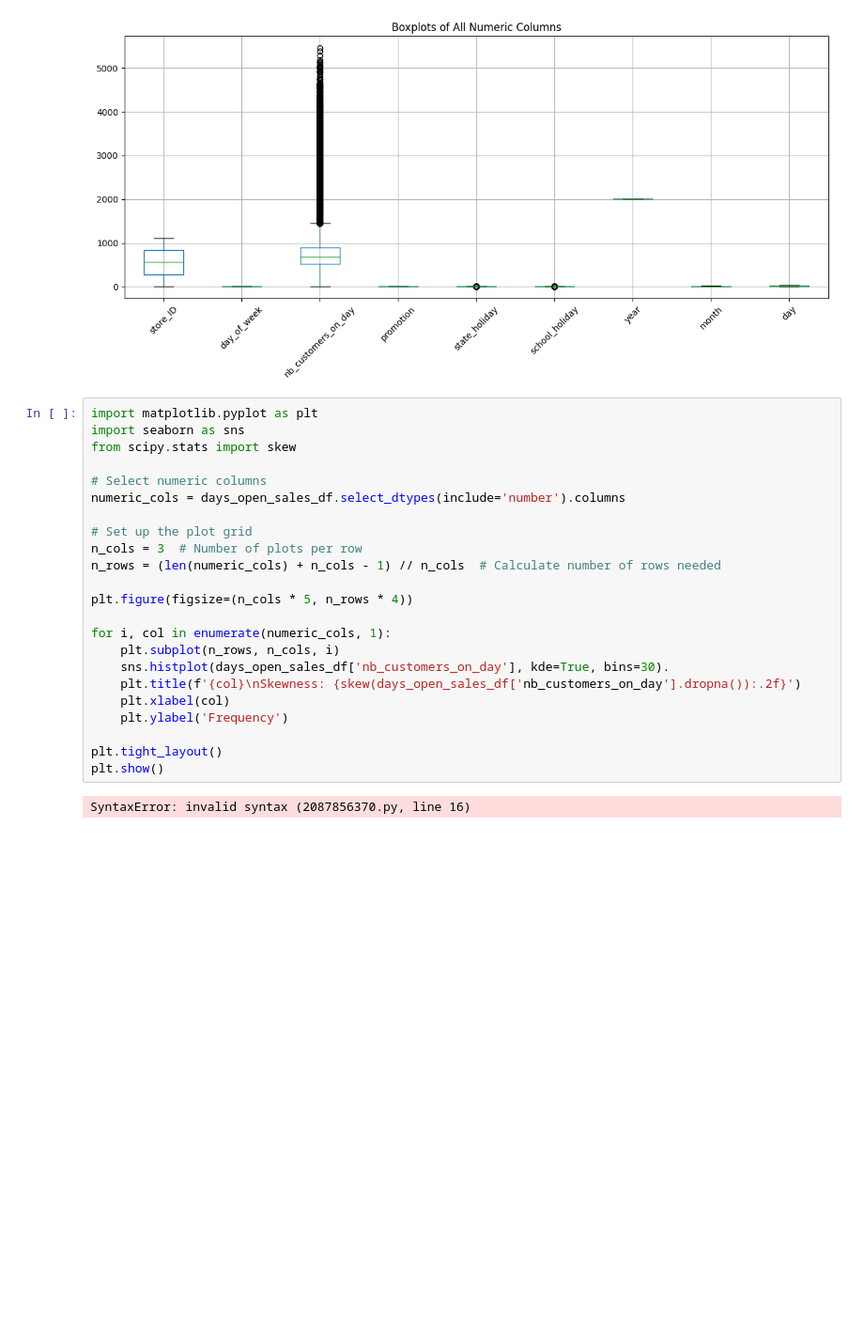
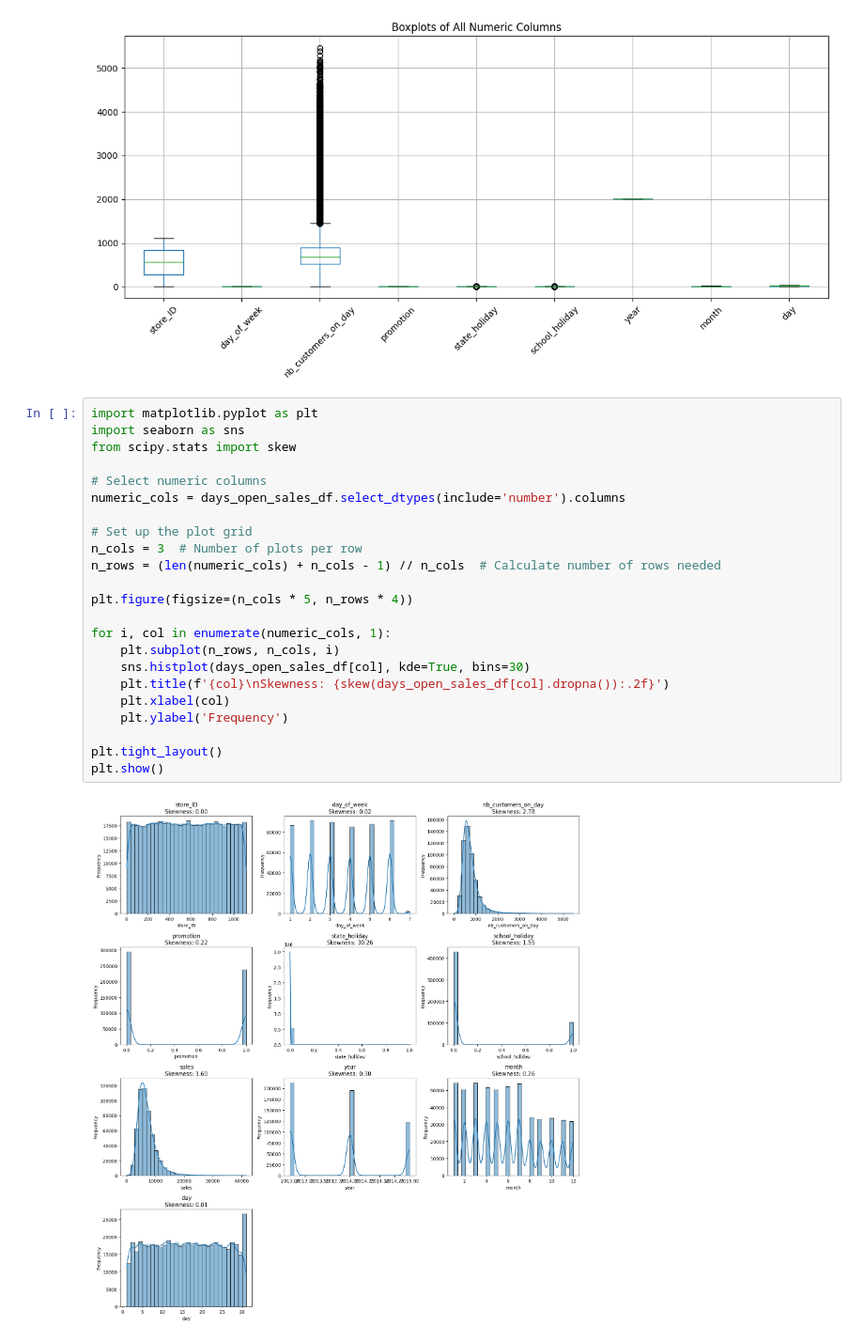
Before and after one commit to Julseb-Ironhack-AI/ironkaggle, a Jupyter notebook: main.ipynb, the cells around one changed output. Shown at 94% size. Saved outputs shown, nothing was run; the diff lists cells and outputs as text; blank space fills up the shorter version.

```diff
--- a/main.ipynb
+++ b/main.ipynb
@@ -212,25 +220,25 @@ plt.show()
 # %%
 import matplotlib.pyplot as plt
 import seaborn as sns
 from scipy.stats import skew
 
 # Select numeric columns
 numeric_cols = days_open_sales_df.select_dtypes(include='number').columns
 
 # Set up the plot grid
 n_cols = 3  # Number of plots per row
 n_rows = (len(numeric_cols) + n_cols - 1) // n_cols  # Calculate number of rows needed
 
 plt.figure(figsize=(n_cols * 5, n_rows * 4))
 
 for i, col in enumerate(numeric_cols, 1):
     plt.subplot(n_rows, n_cols, i)
-    sns.histplot(days_open_sales_df['nb_customers_on_day'], kde=True, bins=30).
-    plt.title(f'{col}\nSkewness: {skew(days_open_sales_df['nb_customers_on_day'].dropna()):.2f}')
+    sns.histplot(days_open_sales_df[col], kde=True, bins=30)
+    plt.title(f'{col}\nSkewness: {skew(days_open_sales_df[col].dropna()):.2f}')
     plt.xlabel(col)
     plt.ylabel('Frequency')
 
 plt.tight_layout()
 plt.show()
 # %% [output]
-SyntaxError: invalid syntax (2087856370.py, line 16)
+[figure, added]
```
Also changed, not shown: parts of 9 cells of this notebook.
